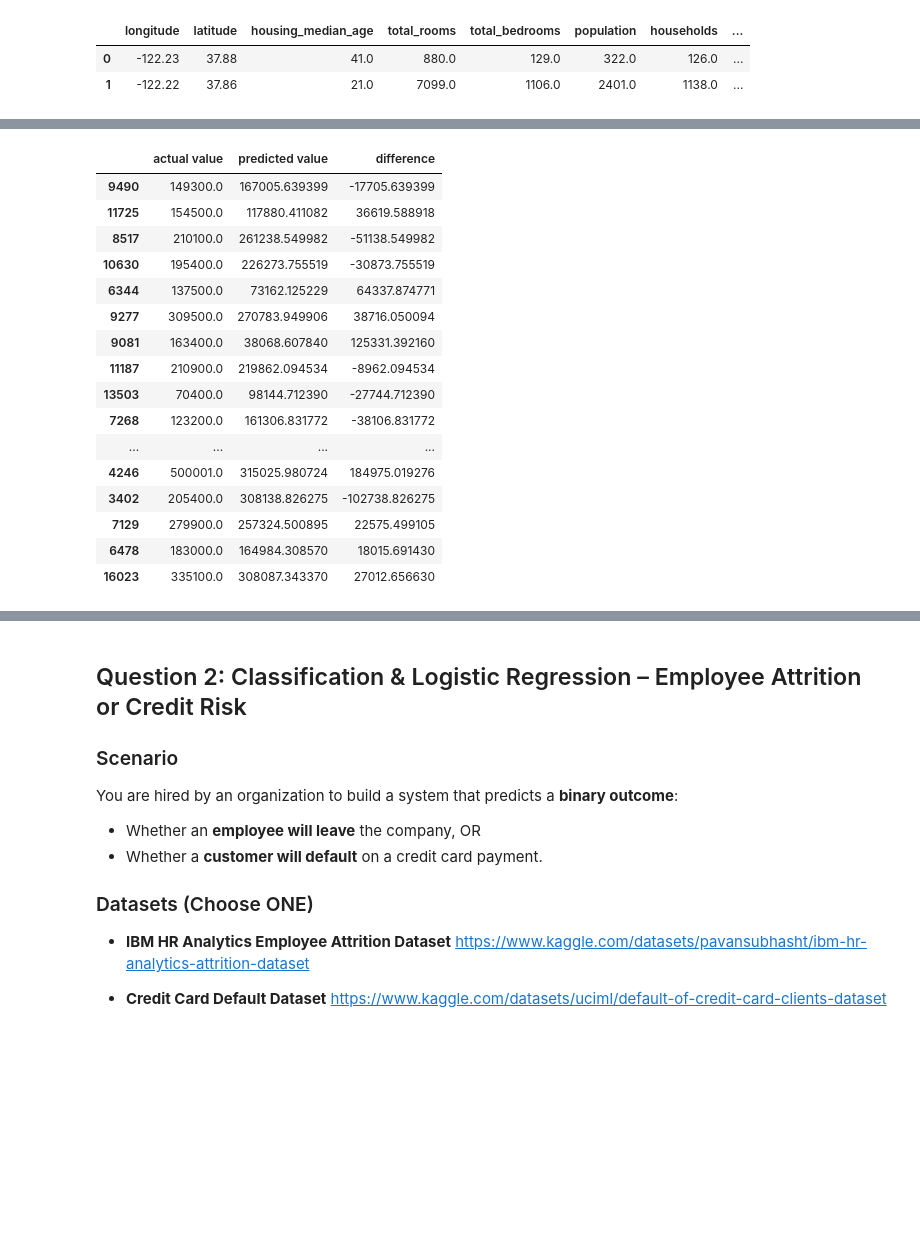
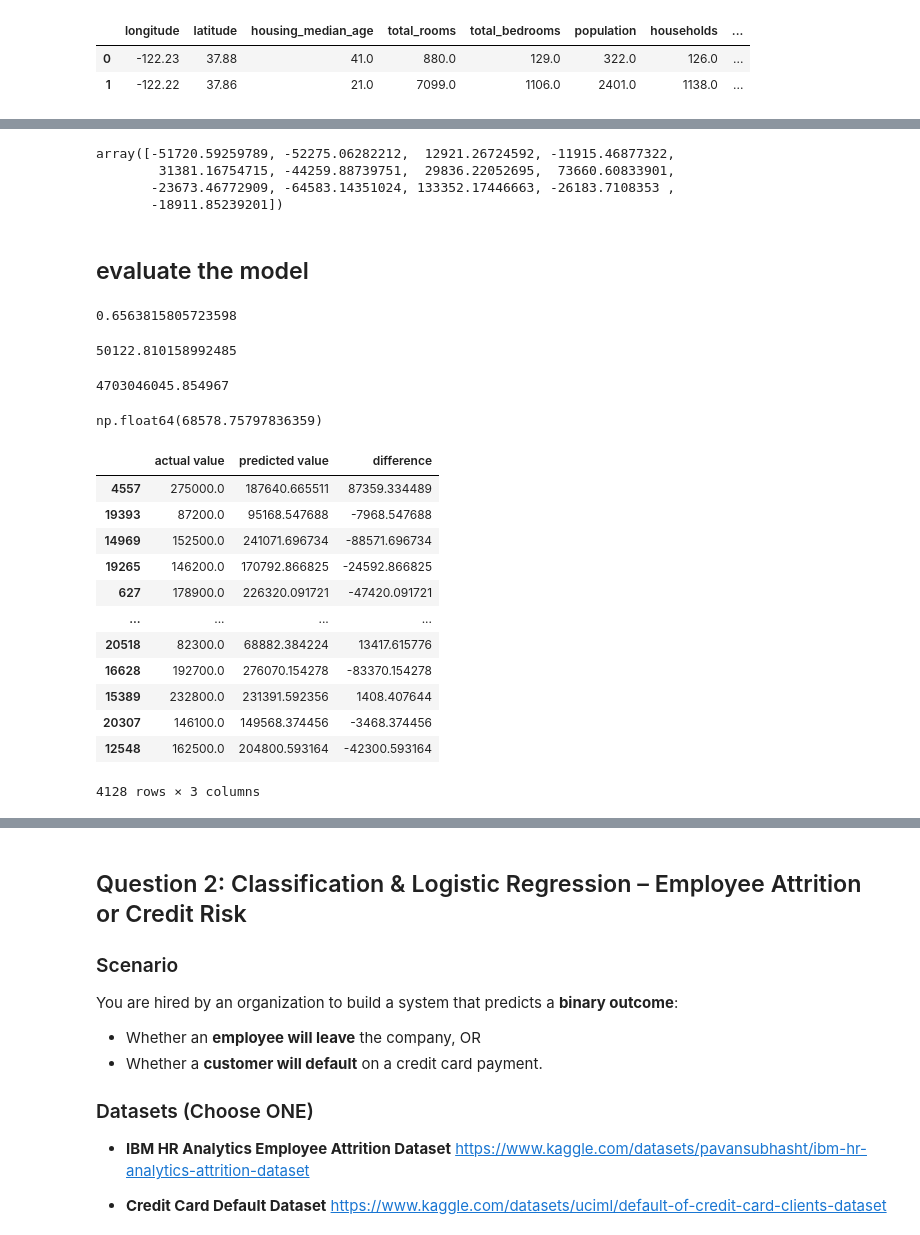
Before and after one commit to abinhyanmikha/Data-Science, a Jupyter notebook: Assignment/Assignment8/Assignment-08_Sep25.ipynb, the cells around one changed output, grey strips where cells are left out. Saved outputs shown, nothing was run; the diff lists cells and outputs as text; code cells hidden in the pictures; blank space fills up the shorter version.

```diff
--- a/Assignment/Assignment8/Assignment-08_Sep25.ipynb
+++ b/Assignment/Assignment8/Assignment-08_Sep25.ipynb
@@ -456,21 +453,54 @@ plt.scatter(y_test,y_predict)
-# %%
-predict_value_df=pd.DataFrame({'actual value':y_test,'predicted value':y_predict,'difference':y_test-y_predict})
-predict_value_df[0:20]
-# %% [output]
-|  | actual value | predicted value | difference |
-| 9490 | 149300.0 | 167005.639399 | -17705.639399 |
-| 11725 | 154500.0 | 117880.411082 | 36619.588918 |
-| 8517 | 210100.0 | 261238.549982 | -51138.549982 |
-| 10630 | 195400.0 | 226273.755519 | -30873.755519 |
-| 6344 | 137500.0 | 73162.125229 | 64337.874771 |
-| 9277 | 309500.0 | 270783.949906 | 38716.050094 |
-| 9081 | 163400.0 | 38068.607840 | 125331.392160 |
-| 11187 | 210900.0 | 219862.094534 | -8962.094534 |
-| 13503 | 70400.0 | 98144.712390 | -27744.712390 |
-| 7268 | 123200.0 | 161306.831772 | -38106.831772 |
-| ... | ... | ... | ... |
-| 4246 | 500001.0 | 315025.980724 | 184975.019276 |
-| 3402 | 205400.0 | 308138.826275 | -102738.826275 |
-| 7129 | 279900.0 | 257324.500895 | 22575.499105 |
-| 6478 | 183000.0 | 164984.308570 | 18015.691430 |
-| 16023 | 335100.0 | 308087.343370 | 27012.656630 |
+# %%
+#Regression coefficient
+linear.coef_
+# %% [output]
+array([-51720.59259789, -52275.06282212,  12921.26724592, -11915.46877322,
+        31381.16754715, -44259.88739751,  29836.22052695,  73660.60833901,
+       -23673.46772909, -64583.14351024, 133352.17446663, -26183.7108353 ,
+       -18911.85239201])
+# %% [markdown]
+## evaluate the model
+# %%
+#R2_score
+from sklearn.metrics import r2_score
+r2_score(y_test,y_predict)
+# %% [output]
+0.6563815805723598
+# %%
+#MSE residual analysis.
+from sklearn.metrics import mean_absolute_error,mean_squared_error
+mean_absolute_error(y_test,y_predict)
+# %% [output]
+50122.810158992485
+# %%
+mse=mean_squared_error(y_test,y_predict)
+mse
+# %% [output]
+4703046045.854967
+# %%
+rmse=np.sqrt(mse)
+rmse
+# %% [output]
+np.float64(68578.75797836359)
+# %%
+#Residual analysis =actual-predicted
+predict_value_df = pd.DataFrame({
+    'actual value': y_test,
+    'predicted value': y_predict,
+    'difference': y_test - y_predict
+})
+predict_value_df
+# %% [output]
+|  | actual value | predicted value | difference |
+| 4557 | 275000.0 | 187640.665511 | 87359.334489 |
+| 19393 | 87200.0 | 95168.547688 | -7968.547688 |
+| 14969 | 152500.0 | 241071.696734 | -88571.696734 |
+| 19265 | 146200.0 | 170792.866825 | -24592.866825 |
+| 627 | 178900.0 | 226320.091721 | -47420.091721 |
+| ... | ... | ... | ... |
+| 20518 | 82300.0 | 68882.384224 | 13417.615776 |
+| 16628 | 192700.0 | 276070.154278 | -83370.154278 |
+| 15389 | 232800.0 | 231391.592356 | 1408.407644 |
+| 20307 | 146100.0 | 149568.374456 | -3468.374456 |
+| 12548 | 162500.0 | 204800.593164 | -42300.593164 |
+4128 rows × 3 columns
```
Also changed, not shown: parts of 8 cells of this notebook, 1 other file.
